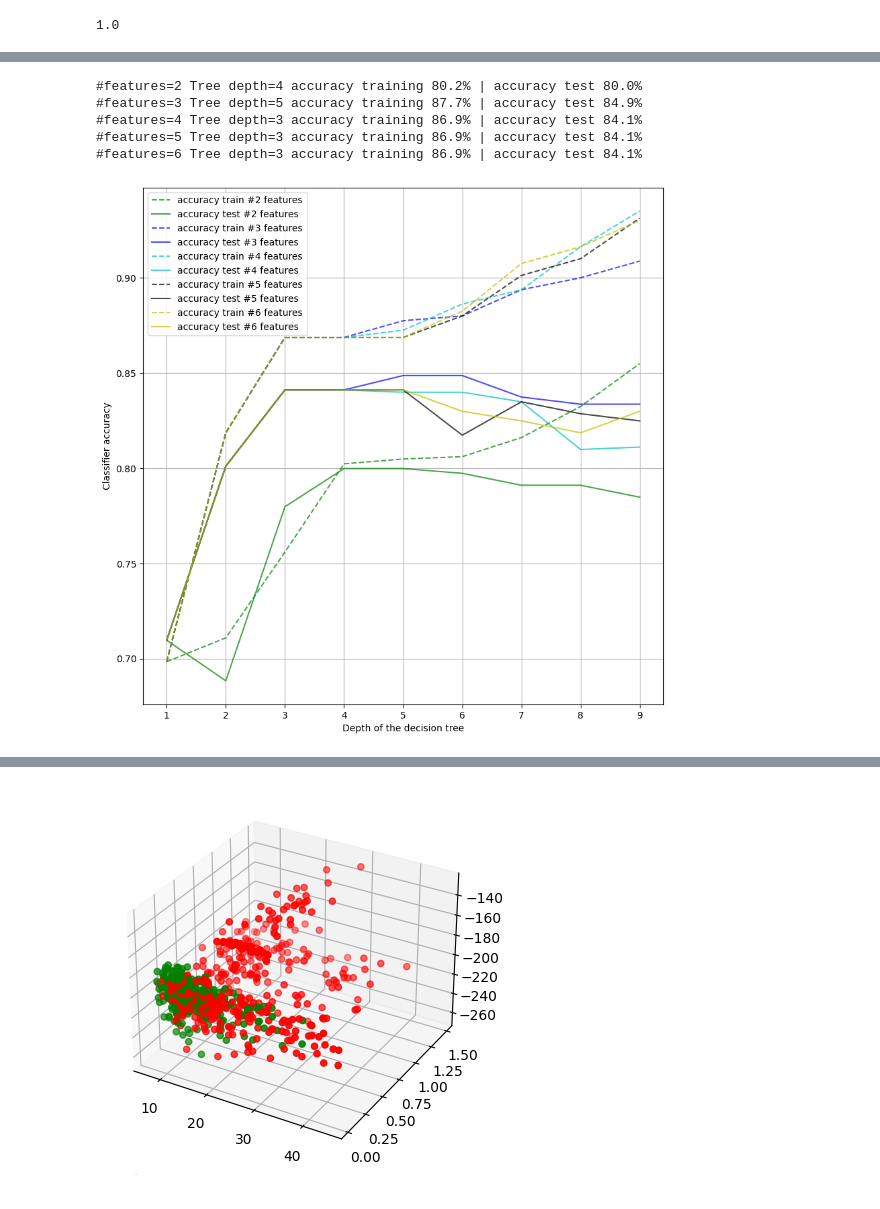
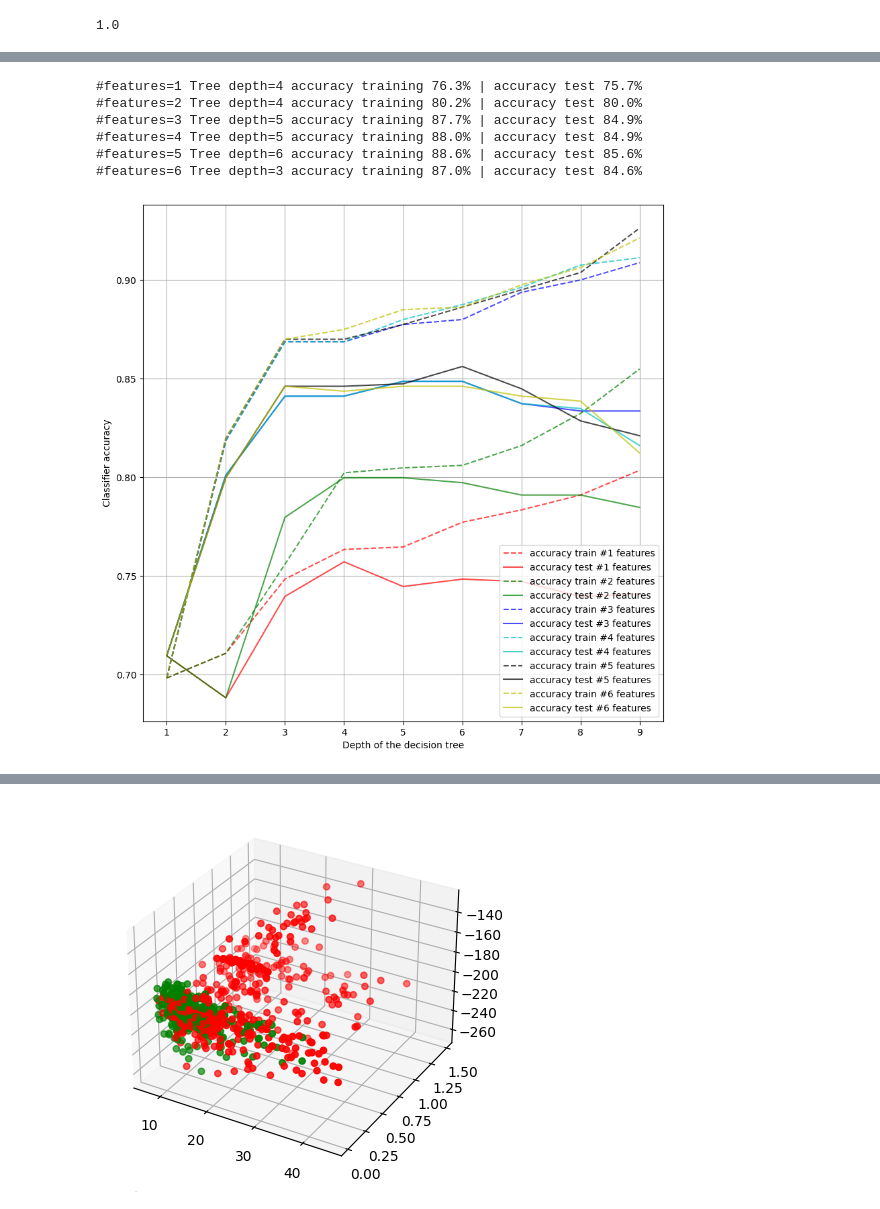
Before and after one commit to balthazarneveu/MVA23_SIGNAL, a Jupyter notebook: lab_02/rapport.ipynb, the cells around one changed output, grey strips where cells are left out. Saved outputs shown, nothing was run; the diff lists cells and outputs as text; code cells hidden in the pictures.

```diff
--- a/lab_02/rapport.ipynb
+++ b/lab_02/rapport.ipynb
@@ -66,6 +69,9 @@ def homogenize_dataset(dataset="train", data_path = Path("radars")) -> pd.DataFr
             regular_sampling = np.interp(uniform_timestamps, xp=dates, fp=non_uniform_value)
             new_dic[label] = regular_sampling*scale
         new_dic["menace"] = not target
+        diff_ts  =(dates[1:]-dates[:-1])/1000.
+        new_dic["timestamps_interval_multiples"] = np.round(diff_ts/np.min(diff_ts))
+        new_dic["impulsion_freq"] = 1./np.min(diff_ts)
         data.append(new_dic)
     df = pd.DataFrame.from_dict(data)
     return df
@@ -255,36 +302,39 @@ plt.show()
 # %%
 # "HANDCRAFTED" FEATURE COMPUTATION
 def get_good_features(df: pd.DataFrame, feature_dimension=None) -> Tuple[List, List]:
     freq_std = np.array([el.std() for el in df["frequence"]])
     min_pow = np.array([el.min() for el in df["puissance"]])
     peak_len = np.array([len(el) for el in df["peaks_loc"]])
     peak_width = np.array([np.mean(el[1:] - el[:-1]) for el in df["peaks_loc"]])
     peak_vals_std = np.array([np.std(el) for el in df["peaks_val"]])
     peak_vals_mean = np.array([np.mean(el) for el in df["peaks_val"]])
-    x = np.stack([freq_std, min_pow, peak_len, peak_width, peak_vals_std, peak_vals_mean], axis=1)
+    # ts_multiples = np.array([np.quantile(el, 0.9) for el in df["timestamps_interval_multiples"]])
+    impulse_freq  = df.impulsion_freq
+    x = np.stack([freq_std, min_pow, peak_len, impulse_freq, peak_width, peak_vals_std, peak_vals_mean], axis=1)
     if feature_dimension is not None:
         x=x[:, :feature_dimension]
     y = [1. if el else 0. for el in df["menace"]]
     return x, y
 
 # Define the training and testing sets by extracting the features from the dataframes.
 extract_peaks(df_train, add_to_df=True)
 extract_peaks(df_test, add_to_df=True)
 x_train, y_train = get_good_features(df_train)
 x_test, y_test = get_good_features(df_test)
 
 plt.figure(figsize=(10, 10))
 compare_plots = True
-for feature_dimension in [2] + list(range(3, 7)):
+for feature_dimension in [1, 2] + list(range(3, 7)):
     accuracies, best_depth, _ = train_classifier(x_train, x_test, y_train, y_test, feature_dimension=feature_dimension, debug=True,  show=not compare_plots)
     print(f"#features={feature_dimension} Tree depth={best_depth} accuracy training {accuracies[0]*100:.1f}% | accuracy test {accuracies[1]*100:.1f}%")
 if compare_plots:
     plt.grid()
     plt.show()
 # %% [output]
+#features=1 Tree depth=4 accuracy training 76.3% | accuracy test 75.7%
 #features=2 Tree depth=4 accuracy training 80.2% | accuracy test 80.0%
 #features=3 Tree depth=5 accuracy training 87.7% | accuracy test 84.9%
-#features=4 Tree depth=3 accuracy training 86.9% | accuracy test 84.1%
-#features=5 Tree depth=3 accuracy training 86.9% | accuracy test 84.1%
-#features=6 Tree depth=3 accuracy training 86.9% | accuracy test 84.1%
+#features=4 Tree depth=5 accuracy training 88.0% | accuracy test 84.9%
+#features=5 Tree depth=6 accuracy training 88.6% | accuracy test 85.6%
+#features=6 Tree depth=3 accuracy training 87.0% | accuracy test 84.6%
-[figure, old version]
+[figure, new version]
```
Also changed, not shown: parts of 10 cells of this notebook.
